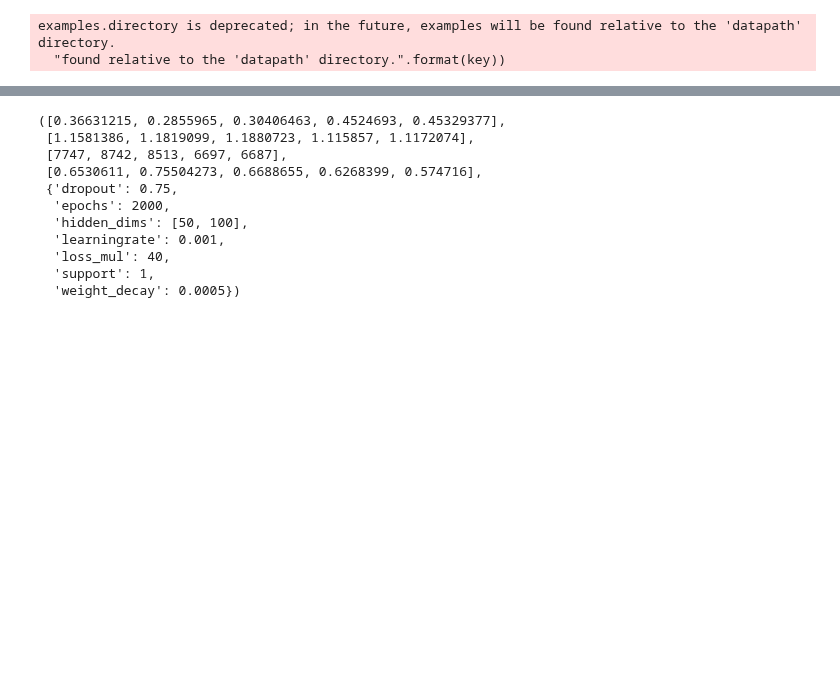
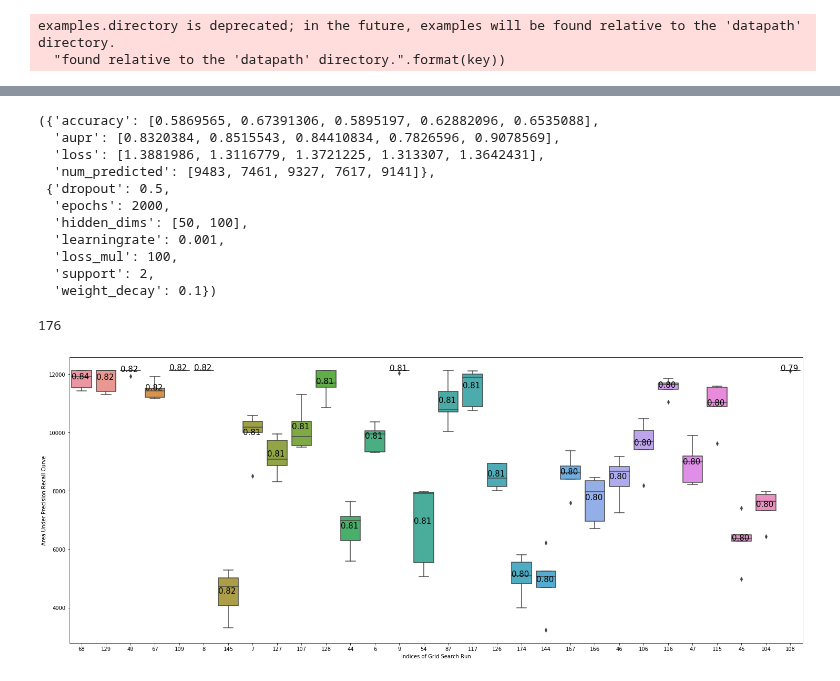
Before and after one commit to schulter/EMOGI, a Jupyter notebook: GCN/evalute_gridsearch.ipynb, the cells around one changed output, grey strips where cells are left out. Drawn from its saved outputs; the diff is of its cells as text; code cells hidden in the pictures; blank space fills up the shorter version.

```diff
--- a/GCN/evalute_gridsearch.ipynb
+++ b/GCN/evalute_gridsearch.ipynb
@@ -19,4 +14,0 @@ I now report that as well but until the second grid search has finished, I have
-# %%
-# open grid search results
-with open('../data/gridsearch/gridsearchcv_results_multiomics_norm.pkl', 'rb') as f:
-    performances = pickle.load(f)
@@ -43,14 +69,49 @@ fig.savefig('boxplot_best_{}_aupr.png'.format(num_to_print), dpi=300)
 # %%
-performances[106]
+performances[95]
 # %% [output]
-([0.36631215, 0.2855965, 0.30406463, 0.4524693, 0.45329377],
- [1.1581386, 1.1819099, 1.1880723, 1.115857, 1.1172074],
- [7747, 8742, 8513, 6697, 6687],
- [0.6530611, 0.75504273, 0.6688655, 0.6268399, 0.574716],
- {'dropout': 0.75,
+({'accuracy': [0.5869565, 0.67391306, 0.5895197, 0.62882096, 0.6535088],
+  'aupr': [0.8320384, 0.8515543, 0.84410834, 0.7826596, 0.9078569],
+  'loss': [1.3881986, 1.3116779, 1.3721225, 1.313307, 1.3642431],
+  'num_predicted': [9483, 7461, 9327, 7617, 9141]},
+ {'dropout': 0.5,
   'epochs': 2000,
   'hidden_dims': [50, 100],
   'learningrate': 0.001,
-  'loss_mul': 40,
-  'support': 1,
-  'weight_decay': 0.0005})
+  'loss_mul': 100,
+  'support': 2,
+  'weight_decay': 0.1})
+# %%
+def boxplot_performances(perf, num_to_plot, sort_func, reverse=True, value_to_show='aupr'):
+    perf_sorted = sorted(perf, key=sort_func, reverse=reverse)
+    indices = np.argsort([sort_func(p) for p in perf])
+    if reverse:
+        indices = indices[::-1]
+    to_show = [p[0][value_to_show] for p in perf_sorted]
+
+    # plot boxplot
+    fig, ax = plt.subplots(figsize=(25, 10))
+    x = seaborn.boxplot(data=to_show[:num_to_plot])
+    x.set_xticklabels(indices)
+    # plot upper labels
+    x_pos = np.arange(num_to_plot)
+    y_pos = [np.mean(x[0][value_to_show]) for x in perf_sorted]
+    labels = ['{0:.2f}'.format(np.mean(x[0]['aupr'])) for x in perf_sorted]
+
+    for tick, label in zip(range(num_to_plot), ax.get_xticklabels()):
+        ax.text(x_pos[tick]-.4, y_pos[tick], labels[tick], fontsize=15)
+
+    ax.set_ylabel('Area Under Precision Recall Curve')
+    ax.set_xlabel('Indices of Grid Search Run')
+    fig.savefig(os.path.join(training_dir, 'boxplot_best_{}_aupr.png'.format(num_to_print)), dpi=300)
+
+#pp38 = [p for p in performances if np.mean(p[0]['num_predicted']) >= 1]
+desired_perfs = [p for p in performances if p[1]['support'] == 1]
+print (len(desired_perfs))
+boxplot_performances(desired_perfs,
+                     30,
+                     lambda x: np.mean(np.array(x[0]['aupr'])),
+                     reverse=True,
+                     value_to_show='num_predicted') # accuracy, aupr, num_predicted, loss
+# %% [output]
+176
+[figure, added]
```
Also changed, not shown: parts of 17 cells of this notebook.
